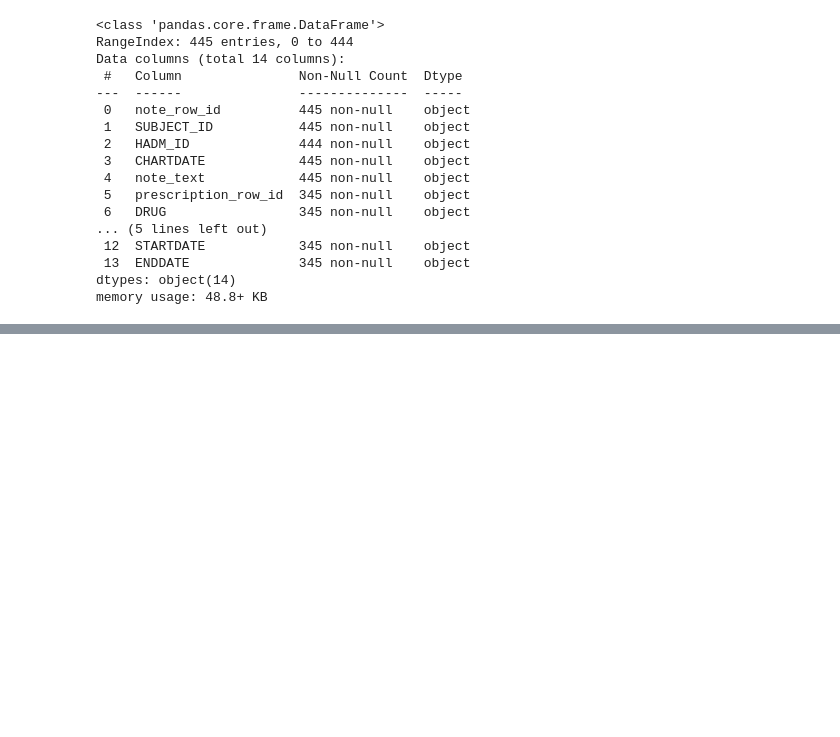
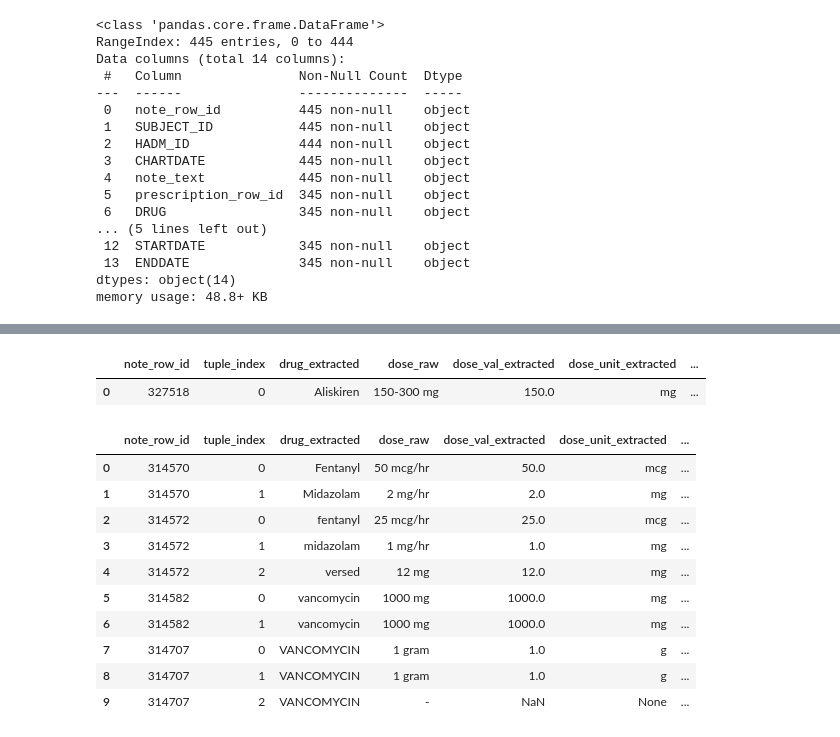
Before and after one commit to OWurst/AI_In_Healthcare_HRP, a Jupyter notebook: HRP_Drug_Amount_Identification_and_Flagging.ipynb, the cells around one changed output, grey strips where cells are left out. Saved outputs shown, nothing was run; the diff lists cells and outputs as text; code cells hidden in the pictures; blank space fills up the shorter version.

```diff
--- a/HRP_Drug_Amount_Identification_and_Flagging.ipynb
+++ b/HRP_Drug_Amount_Identification_and_Flagging.ipynb
@@ -806,0 +840,12 @@ df_unique.to_csv('unique_pharmacy_notes.csv', index=False)
+# %%
+df = pd.read_csv("extracted_pharmacy_notes.csv")
+
+row_to_extraction = {}
+for _, row in df.iterrows():
+    note_id = row["note_row_id"]
+    ext_text = row.get("extraction", "")
+    parsed = extract_tuples_fuzzy(ext_text)
+    row_to_extraction[note_id] = parsed
+
+df["extraction_parsed"] = df["extraction"].apply(extract_tuples_fuzzy)
+print(row_to_extraction)
@@ -806,0 +1083,19 @@ df_unique.to_csv('unique_pharmacy_notes.csv', index=False)
+# %%
+matches_df.head(10)
+# %% [output]
+|  | note_row_id | tuple_index | drug_extracted | dose_raw | dose_val_extracted | dose_unit_extracted | ... |
+| 0 | 327518 | 0 | Aliskiren | 150-300 mg | 150.0 | mg | ... |
+# %%
+mismatches_df.head(10)
+# %% [output]
+|  | note_row_id | tuple_index | drug_extracted | dose_raw | dose_val_extracted | dose_unit_extracted | ... |
+| 0 | 314570 | 0 | Fentanyl | 50 mcg/hr | 50.0 | mcg | ... |
+| 1 | 314570 | 1 | Midazolam | 2 mg/hr | 2.0 | mg | ... |
+| 2 | 314572 | 0 | fentanyl | 25 mcg/hr | 25.0 | mcg | ... |
+| 3 | 314572 | 1 | midazolam | 1 mg/hr | 1.0 | mg | ... |
+| 4 | 314572 | 2 | versed | 12 mg | 12.0 | mg | ... |
+| 5 | 314582 | 0 | vancomycin | 1000 mg | 1000.0 | mg | ... |
+| 6 | 314582 | 1 | vancomycin | 1000 mg | 1000.0 | mg | ... |
+| 7 | 314707 | 0 | VANCOMYCIN | 1 gram | 1.0 | g | ... |
+| 8 | 314707 | 1 | VANCOMYCIN | 1 gram | 1.0 | g | ... |
+| 9 | 314707 | 2 | VANCOMYCIN | - | NaN | None | ... |
```
Also changed, not shown: parts of 28 cells of this notebook.
